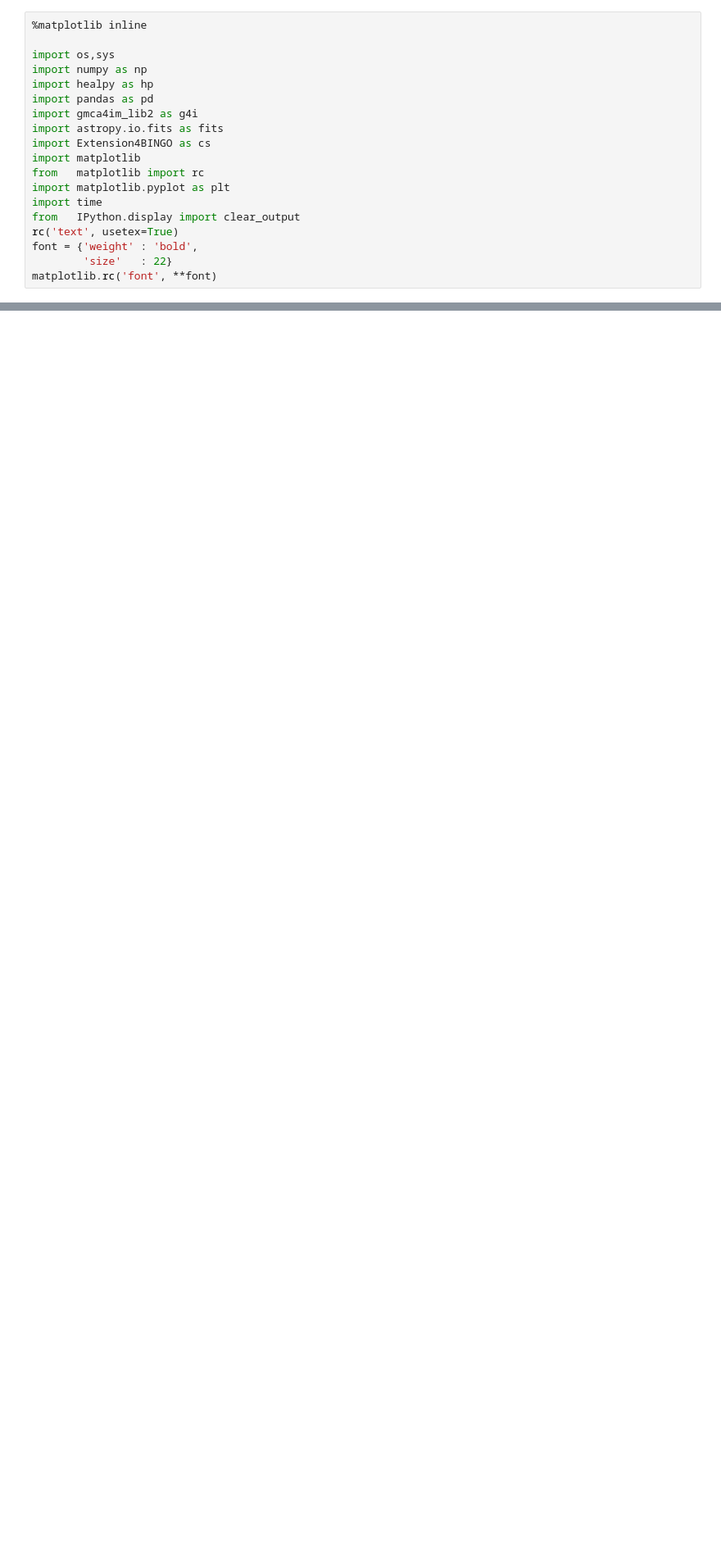
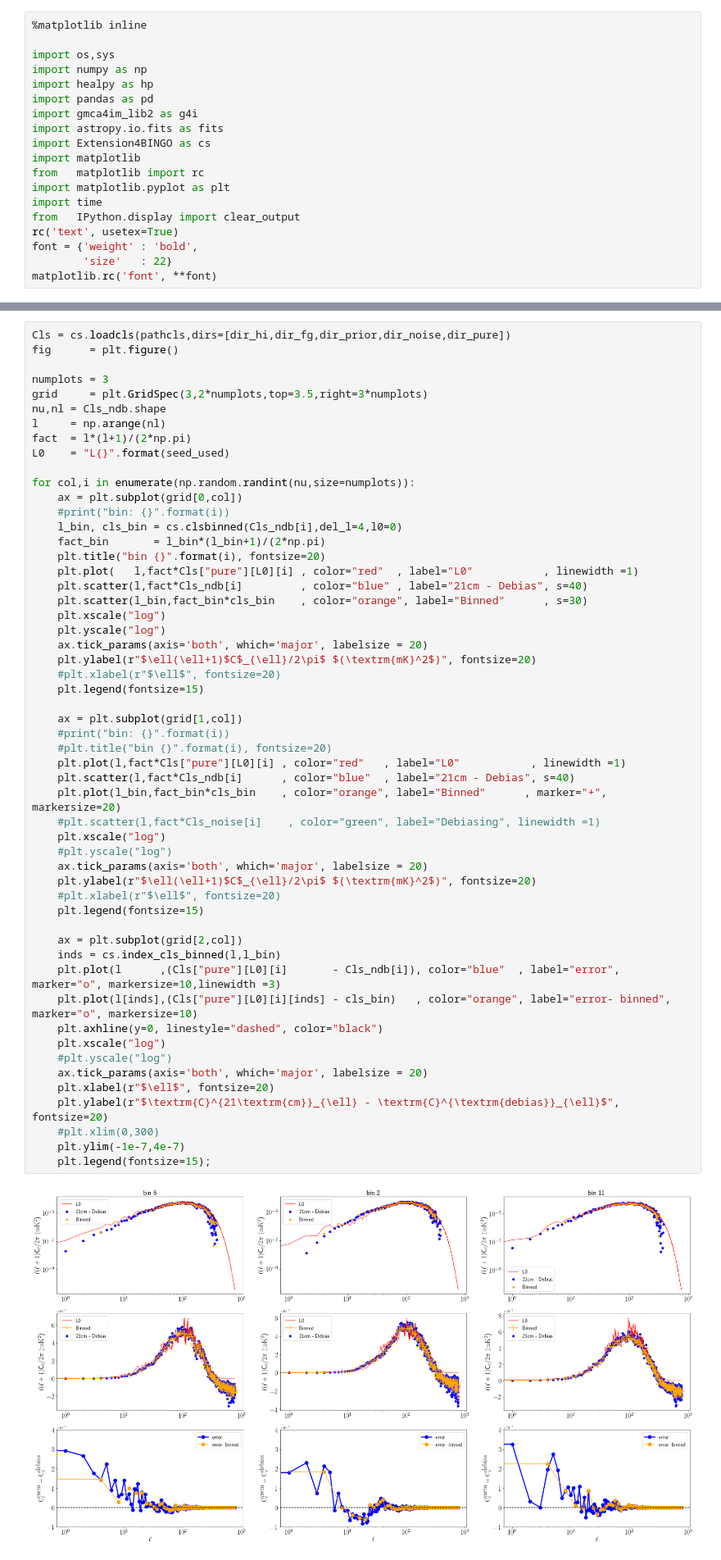
Before and after one commit to zxcorr/ComponentSeparation, a Jupyter notebook: Alessandro/NoiseDebiasing2GMCA_analysis.ipynb, the cells around one changed output, grey strips where cells are left out. Shown at 82% size. Cells and saved outputs as stored; diff of their text form; blank space fills up the shorter version.

```diff
--- a/Alessandro/NoiseDebiasing2GMCA_analysis.ipynb
+++ b/Alessandro/NoiseDebiasing2GMCA_analysis.ipynb
@@ -89,0 +116,56 @@ for col,i in enumerate(np.random.randint(nu,size=numplots)):
+# %%
+Cls = cs.loadcls(pathcls,dirs=[dir_hi,dir_fg,dir_prior,dir_noise,dir_pure])
+fig      = plt.figure()
+
+numplots = 3
+grid     = plt.GridSpec(3,2*numplots,top=3.5,right=3*numplots)
+nu,nl = Cls_ndb.shape
+l     = np.arange(nl)
+fact  = l*(l+1)/(2*np.pi)
+L0    = "L{}".format(seed_used)
+
+for col,i in enumerate(np.random.randint(nu,size=numplots)):
+    ax = plt.subplot(grid[0,col])
+    #print("bin: {}".format(i))
+    l_bin, cls_bin = cs.clsbinned(Cls_ndb[i],del_l=4,l0=0)
+    fact_bin       = l_bin*(l_bin+1)/(2*np.pi)
+    plt.title("bin {}".format(i), fontsize=20)
+    plt.plot(   l,fact*Cls["pure"][L0][i] , color="red"  , label="L0"           , linewidth =1)
+    plt.scatter(l,fact*Cls_ndb[i]         , color="blue" , label="21cm - Debias", s=40)
+    plt.scatter(l_bin,fact_bin*cls_bin    , color="orange", label="Binned"      , s=30)
+    plt.xscale("log")
+    plt.yscale("log")
+    ax.tick_params(axis='both', which='major', labelsize = 20)
+    plt.ylabel(r"$\ell(\ell+1)$C$_{\ell}/2\pi$ $(\textrm{mK}^2$)", fontsize=20)
+    #plt.xlabel(r"$\ell$", fontsize=20)
+    plt.legend(fontsize=15)
+
+    ax = plt.subplot(grid[1,col])
+    #print("bin: {}".format(i))
+    #plt.title("bin {}".format(i), fontsize=20)
+    plt.plot(l,fact*Cls["pure"][L0][i] , color="red"   , label="L0"           , linewidth =1)
+    plt.scatter(l,fact*Cls_ndb[i]      , color="blue"  , label="21cm - Debias", s=40)
+    plt.plot(l_bin,fact_bin*cls_bin    , color="orange", label="Binned"      , marker="+", markersize=20)
+    #plt.scatter(l,fact*Cls_noise[i]    , color="green", label="Debiasing", linewidth =1)
+    plt.xscale("log")
+    #plt.yscale("log")
+    ax.tick_params(axis='both', which='major', labelsize = 20)
+    plt.ylabel(r"$\ell(\ell+1)$C$_{\ell}/2\pi$ $(\textrm{mK}^2$)", fontsize=20)
+    #plt.xlabel(r"$\ell$", fontsize=20)
+    plt.legend(fontsize=15)
+
+    ax = plt.subplot(grid[2,col])
+    inds = cs.index_cls_binned(l,l_bin)
+    plt.plot(l      ,(Cls["pure"][L0][i]       - Cls_ndb[i]), color="blue"  , label="error", marker="o", markersize=10,linewidth =3)
+    plt.plot(l[inds],(Cls["pure"][L0][i][inds] - cls_bin)   , color="orange", label="error- binned", marker="o", markersize=10)
+    plt.axhline(y=0, linestyle="dashed", color="black")
+    plt.xscale("log")
+    #plt.yscale("log")
+    ax.tick_params(axis='both', which='major', labelsize = 20)
+    plt.xlabel(r"$\ell$", fontsize=20)
+    plt.ylabel(r"$\textrm{C}^{21\textrm{cm}}_{\ell} - \textrm{C}^{\textrm{debias}}_{\ell}$", fontsize=20)
+    #plt.xlim(0,300)
+    plt.ylim(-1e-7,4e-7)
+    plt.legend(fontsize=15);
+# %% [output]
+[figure, added]
```
Also changed, not shown: parts of 10 cells of this notebook, 2 other files.
